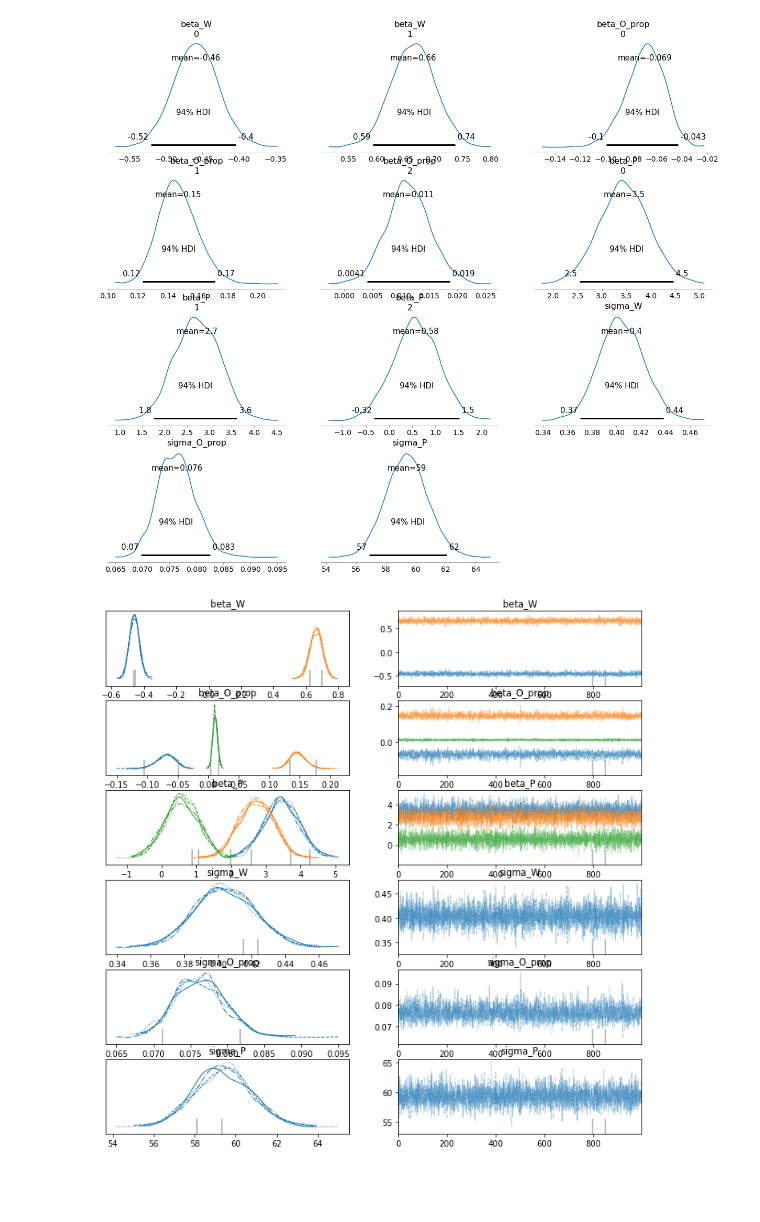
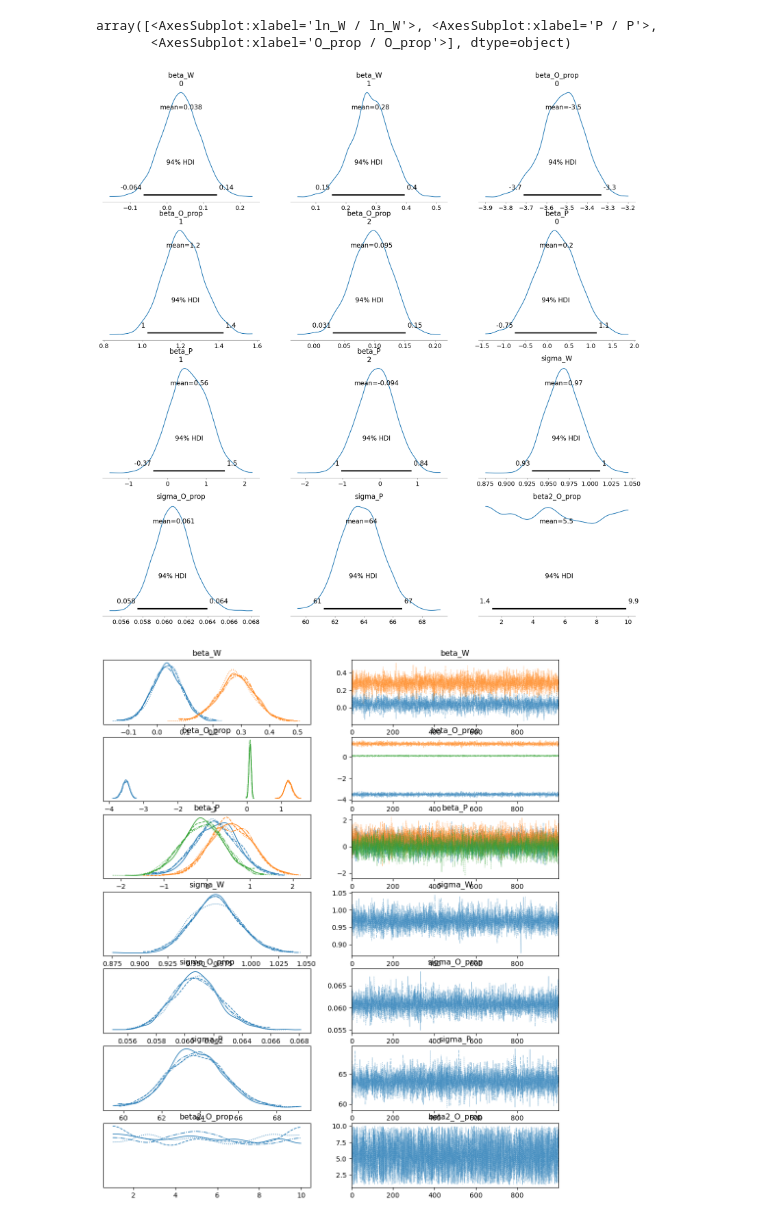
Before and after one commit to AnttiHaerkoenen/socio-ethnic_segregation, a Jupyter notebook: notebooks/exploratory_analysis.ipynb, the cells around one changed output. Drawn from its saved outputs; the diff is of its cells as text; code cells hidden in the pictures; blank space fills up the shorter version.

```diff
--- a/notebooks/exploratory_analysis.ipynb
+++ b/notebooks/exploratory_analysis.ipynb
@@ -35,7 +35,7 @@ array([[<AxesSubplot:title={'center':'orthodox_proportion'}>]],
 [figure]
 # %%
 with pm.Model() as model_1:
-    F = pm.Data('F', data.is_old.astype('int'))
+    F = pm.ConstantData('F', data.is_old.astype('int'))
 
     mu_beta_W = np.array([4, 1])
     sigma_beta_W = np.array(np.diagflat([1, 1]))
@@ -79,6 +79,6 @@ Sampling 4 chains for 1_000 tune and 1_000 draw iterations (4_000 + 4_000 draws
 # %%
 with pm.Model() as model_2:
-    F = pm.Data('F', data.is_old.astype('int'))
+    F = pm.ConstantData('F', data.is_old.astype('int'))
 
     mu_beta_W = np.array([4, 1])
     sigma_beta_W = np.array(np.diagflat([1, 1]))
@@ -123,27 +124,31 @@ Sampling 4 chains for 1_000 tune and 1_000 draw iterations (4_000 + 4_000 draws
 # %%
 with pm.Model() as model_3:
-    F = pm.Data('F', data.is_old.astype('int'))
+    F = pm.MutableData('F', data.is_old.astype('int'))
 
     mu_beta_W = np.array([4, 1])
     sigma_beta_W = np.array(np.diagflat([1, 1]))
     beta_W = pm.MvNormal('beta_W', mu_beta_W, sigma_beta_W, shape=2)
     sigma_W = pm.HalfNormal('sigma_W', sigma=1)
-    ln_W = pm.StudentT('ln_W', nu=1, mu=beta_W[0] + beta_W[1] * F, sigma=sigma_W, observed=data.income_per_capita_ln)
+    ln_W = pm.TruncatedNormal('ln_W', mu=beta_W[0] + beta_W[1] * F, sigma=sigma_W, lower=-10, upper=10, observed=data.income_per_capita_ln)
 
-    mu_beta_O_prop = np.array([0.1, 0.1, 0.1])
+    mu_beta_O_prop = np.array([1, 1, 1])
+    sigma_beta_O_prop = np.array(np.diagflat([0.1, 0.1, 0.1]))
+
     mu_beta_P = np.array([0., 0., 0.])
-    sigma_beta_O_prop = np.array(np.diagflat([0.1, 0.1, 0.1]))
     sigma_beta_P = np.array(np.diagflat([0.25, 0.25, 0.25]))
 
     beta_O_prop = pm.MvNormal('beta_O_prop', mu_beta_O_prop, sigma_beta_O_prop, shape=3)
-    beta_P = pm.MvNormal('beta_P', mu_beta_L, sigma_beta_L, shape=3)
-    sigma_O_prop = pm.HalfNormal('sigma_O_prop', 0.05)
+    beta_P = pm.MvNormal('beta_P', mu_beta_P, sigma_beta_P, shape=3)
+    sigma_O_prop = pm.HalfNormal('sigma_O_prop', 0.01)
     sigma_P = pm.HalfNormal('sigma_P', 50)
 
-    P = pm.Normal('P', beta_P[0] + beta_P[1] * F + beta_P[2] * ln_W, sigma_P, observed=data.population)
+    P = pm.TruncatedNormal('P', beta_P[0] + beta_P[1] * F + beta_P[2] * ln_W, sigma_P, lower=0, observed=data.population)
 
-    mu_O_prop = beta_O_prop[0] + beta_O_prop[1] * F + beta_O_prop[2] * ln_W
+    mu_O_prop = pm.math.invlogit(beta_O_prop[0] + beta_O_prop[1] * F + beta_O_prop[2] * ln_W)
     O_prop = pm.TruncatedNormal('O_prop', mu=mu_O_prop, sigma=sigma_O_prop, lower=0, upper=1, observed=data.orthodox_proportion)
+
+    beta2_O_prop = pm.Uniform('beta2_O_prop', 1, 10)
+    # O_prop = pm.Beta('O_prop', alpha=mu_O_prop, beta=beta2_O_prop, observed=data.orthodox_proportion)
 
     prior = pm.sample_prior_predictive()
     posterior = pm.sample(init="adapt_diag", return_inferencedata=True)
@@ -153,6 +158,8 @@ az.plot_posterior(posterior)
 az.plot_trace(posterior)
 az.plot_forest(posterior, combined=False, hdi_prob=0.94)
 pm.model_to_graphviz(model_3)
+
+az.plot_ppc(posterior_prediction)
 # %% [output]
 Auto-assigning NUTS sampler...
 Initializing NUTS using adapt_diag...
@@ -166,2 +171,4 @@ There were 2 divergences after tuning. Increase `target_accept` or reparameteriz
+array([<AxesSubplot:xlabel='ln_W / ln_W'>, <AxesSubplot:xlabel='P / P'>,
+       <AxesSubplot:xlabel='O_prop / O_prop'>], dtype=object)
-[figure, old version]
+[figure, new version]
-[figure, old version]
+[figure, new version]
```
Also changed, not shown: parts of 5 cells of this notebook, 3 other files.
